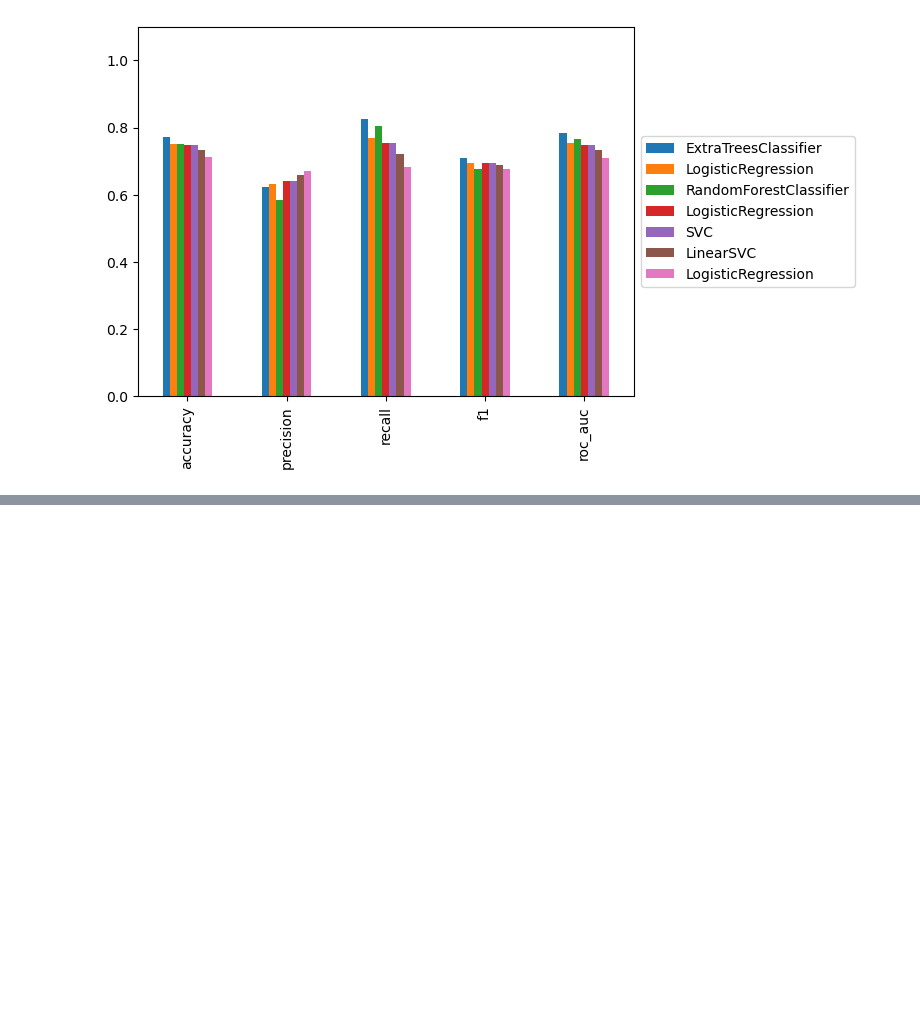
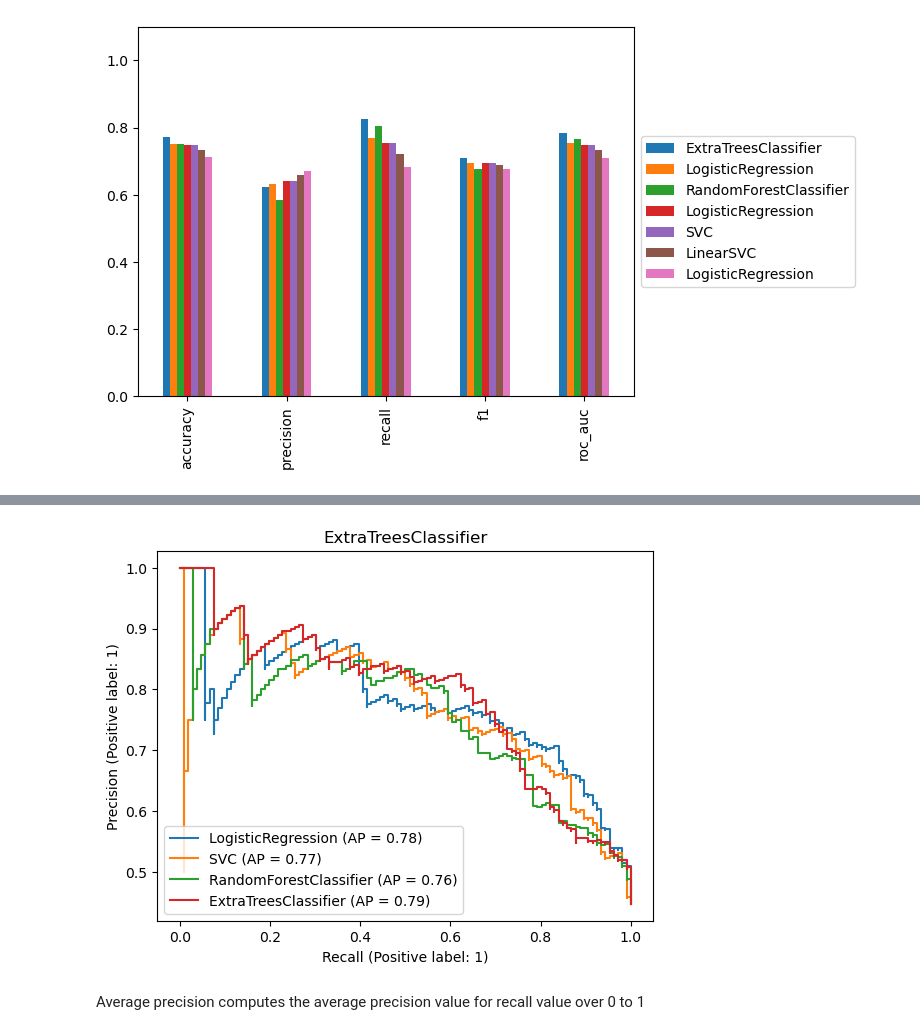
Before and after one commit to NinaCilliers/breast_cancer, a Jupyter notebook: breast_cancer.ipynb, the cells around one changed output, grey strips where cells are left out. Drawn from its saved outputs; the diff is of its cells as text; code cells hidden in the pictures; blank space fills up the shorter version.

```diff
--- a/breast_cancer.ipynb
+++ b/breast_cancer.ipynb
@@ -455,0 +519,11 @@ KeyboardInterrupt:
+# %%
+from sklearn.metrics import PrecisionRecallDisplay
+
+fig, ax = plt.subplots(1)
+for model in selected_models:
+    PrecisionRecallDisplay.from_estimator(model, X_test, y_test, ax = ax)
+    plt.title(type(model).__name__)
+# %% [output]
+[figure, added]
+# %% [markdown]
+ Average precision computes the average precision value for recall value over 0 to 1
```
Also changed, not shown: parts of 10 cells of this notebook.
